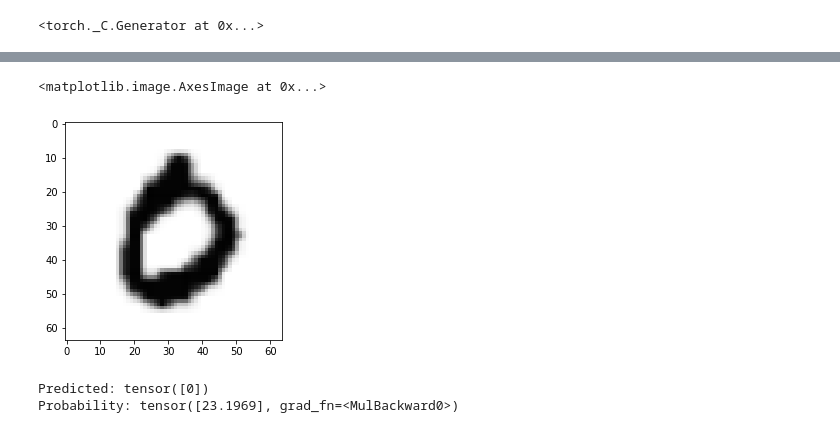
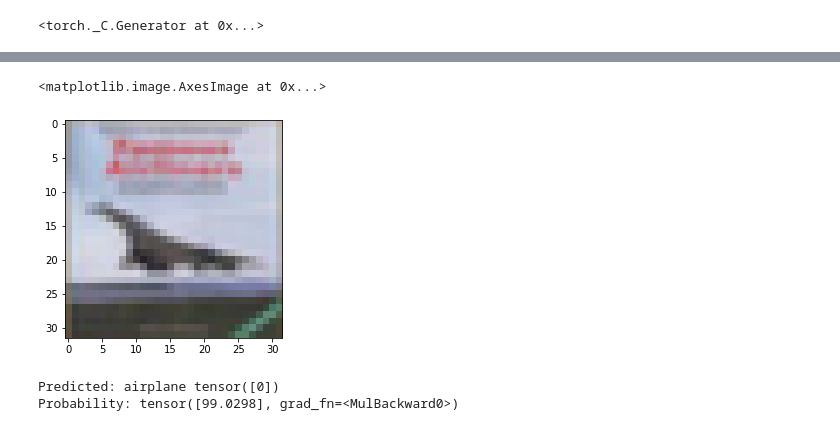
Before and after one commit to thisissepehr/image-classification-deep-models, a Jupyter notebook: VGG16_CIFAR10.ipynb, the cells around one changed output, grey strips where cells are left out. Saved outputs shown, nothing was run; the diff lists cells and outputs as text; code cells hidden in the pictures.

```diff
--- a/VGG16_CIFAR10.ipynb
+++ b/VGG16_CIFAR10.ipynb
@@ -42,15 +25,14 @@ from torchsummary import summary
 # Hyperparameters
 RANDOM_SEED = 42
 LEARNING_RATE = 1e-3
-BATCH_SIZE = 64
+BATCH_SIZE = 32
 NUM_EPOCHS = 10
 
 # Architecture
-NUM_FEATURES = 28*28
 NUM_CLASSES = 10
 
 # Other
 
 DEVICE = 'cuda:0'
 # print(DEVICE)
-GRAYSCALE = True
+GRAYSCALE = False
@@ -76,31 +39,29 @@ def rgb(data):
 # %%
+import torchvision
 transform_train = transforms.Compose([
-    transforms.Resize(64),
-    transforms.RandomRotation(30),
+    # transforms.RandomRotation(30),
     transforms.ToTensor(),
-    transforms.Normalize(mean=(0.5,), std=(0.5,))])
+    ])
 
 transform_test = transforms.Compose([
-    transforms.Resize(64),
     transforms.ToTensor(),
-    transforms.Normalize(mean=(0.5,), std=(0.5,))])
+    ])
 
 
-train_ds = datasets.MNIST(root='data',
+train_ds = datasets.CIFAR10(root='data',
                                train=True,
                                transform=transform_train,
                                download=True)
-train_set, val_set = torch.utils.data.random_split(train_ds, [50000, 10000])
+train_set, val_set = torch.utils.data.random_split(train_ds, [45000, 5000])
 
-test_ds = datasets.MNIST(root='data',
+test_ds = datasets.CIFAR10(root='data',
                               train=False,
                               transform=transform_test)
-print(test_ds[0])
 
 
 train_loader = DataLoader(dataset=train_set,
                           batch_size=BATCH_SIZE,
-                      shuffle = False)
+                      shuffle = True)
 
 
 val_loader = DataLoader(dataset=val_set,
@@ -283,18 +265,20 @@ weighted avg      0.970     0.969     0.969     10000
 # %%
 features, targets = next(iter(test_loader))
 nhwc_img = np.transpose(features[3], axes=(1, 2, 0))
-nhw_img = np.squeeze(nhwc_img.numpy(), axis=2)
-plt.imshow(nhw_img, cmap='Greys')
+# nhw_img = np.squeeze(nhwc_img.numpy(), axis=2)
+plt.imshow(nhwc_img, cmap='Greys')
 # %% [output]
 <matplotlib.image.AxesImage at 0x...>
-[figure, old version]
+[figure, new version]
 # %%
 predicted, probability = get_prediction(features[3, None], model)
-print('Predicted:', predicted)
+classes = ['airplane', 'automobile', 'bird', 'cat', 'deer', 'dog', 'frog', 'horse', 'ship', 'truck']
+
+print('Predicted: {}'.format(classes[predicted[0]]), predicted, )
 print('Probability:', probability[0][predicted]*100)
 # %% [output]
-Predicted: tensor([0])
-Probability: tensor([23.1969], grad_fn=<MulBackward0>)
+Predicted: airplane tensor([0])
+Probability: tensor([99.0298], grad_fn=<MulBackward0>)
 # %%
 import itertools
 
```
Also changed, not shown: parts of 15 cells of this notebook.
